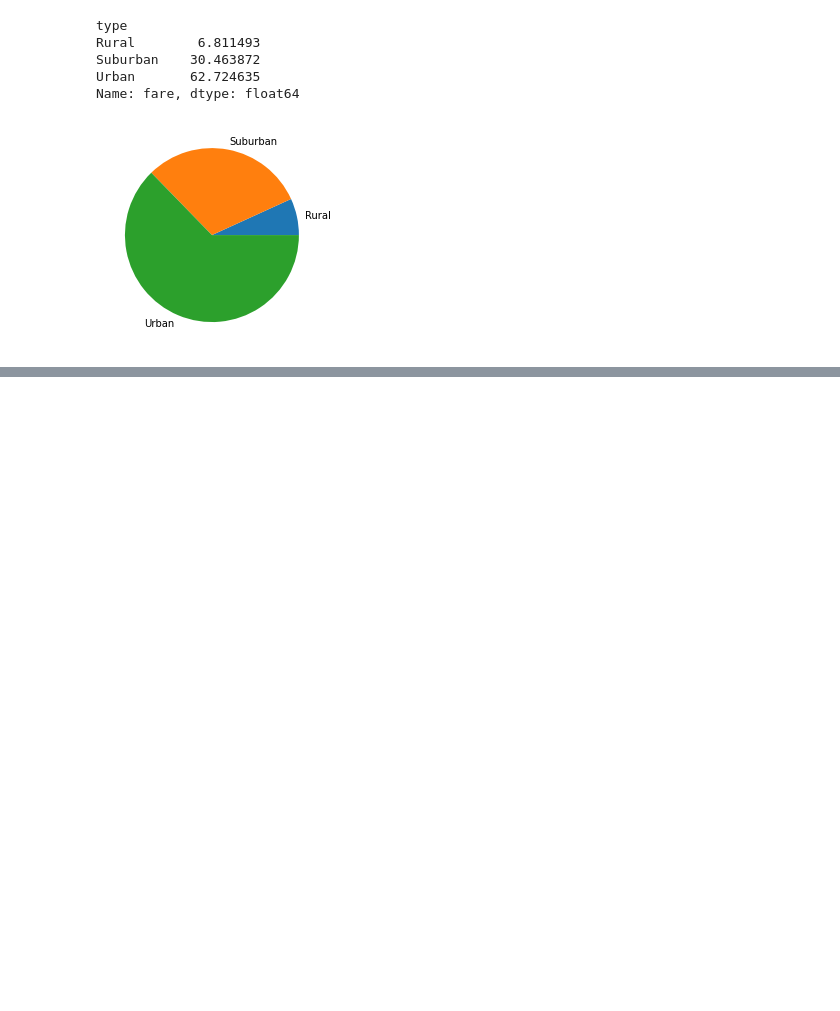
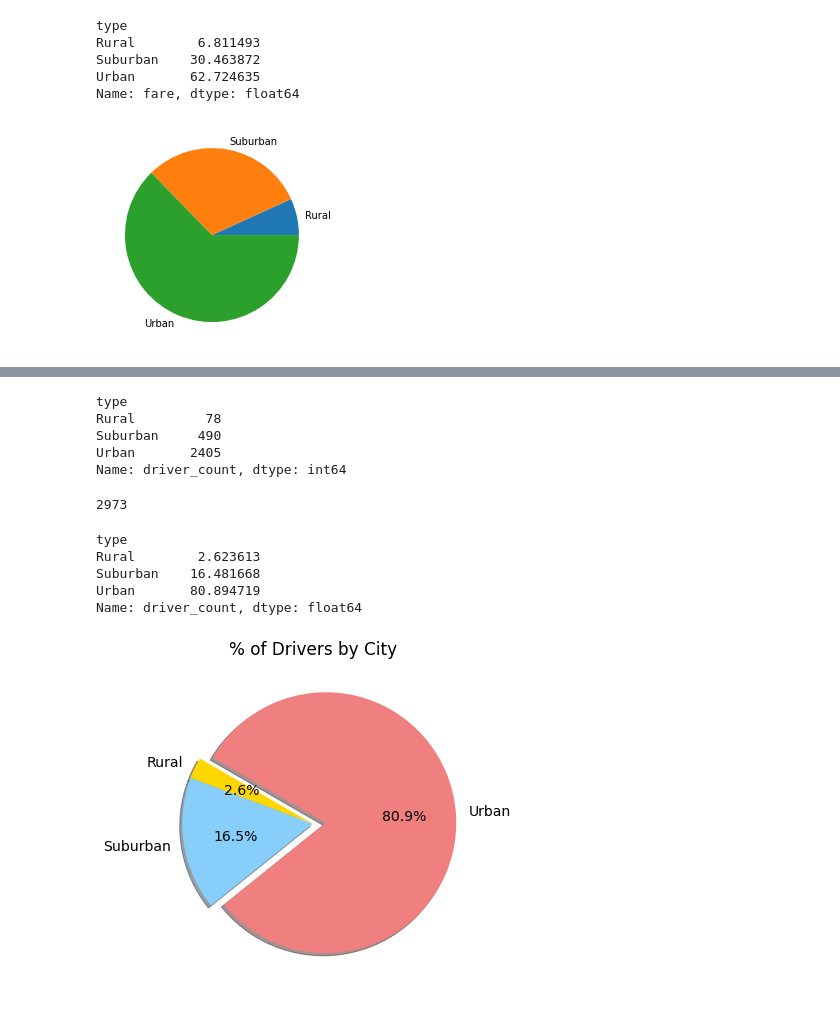
Before and after one commit to mkirsch2/PyBer_Analysis, a Jupyter notebook: PyBer.ipynb, the cells around one changed output, grey strips where cells are left out. Saved outputs shown, nothing was run; the diff lists cells and outputs as text; code cells hidden in the pictures; blank space fills up the shorter version.

```diff
--- a/PyBer.ipynb
+++ b/PyBer.ipynb
@@ -978,0 +997,46 @@ plt.show()
+# %%
+# Get the sum of drivers for each city type.
+total_drivers_by_city_type = city_data_df.groupby(["type"]).sum()["driver_count"]
+total_drivers_by_city_type
+# %% [output]
+type
+Rural         78
+Suburban     490
+Urban       2405
+Name: driver_count, dtype: int64
+# %%
+# Percentage of total drivers by city type
+
+# Get the sum of the drivers for each city type.
+total_drivers = city_data_df["driver_count"].sum()
+total_drivers
+# %% [output]
+2973
+# %%
+# Calculate the percentage of drivers for each city type.
+drivers_type_percents = 100 * total_drivers_by_city_type / total_drivers
+drivers_type_percents
+# %% [output]
+type
+Rural        2.623613
+Suburban    16.481668
+Urban       80.894719
+Name: driver_count, dtype: float64
+# %%
+# Import mpl to change the plot configurations using rcParams.
+import matplotlib as mpl
+# Build Pie Chart
+plt.subplots(figsize=(10, 6))
+plt.pie(drivers_type_percents,
+    labels=["Rural", "Suburban", "Urban"],
+    colors=["gold", "lightskyblue", "lightcoral"],
+    explode=[0, 0, 0.1],
+    autopct='%1.1f%%',
+    shadow=True, startangle=150)
+plt.title("% of Drivers by City")
+# Change the default font size from 10 to 14.
+mpl.rcParams['font.size'] = 14
+# Show Figure
+plt.show()
+# %% [output]
+[figure, added]
```
Also changed, not shown: parts of 7 cells of this notebook.
